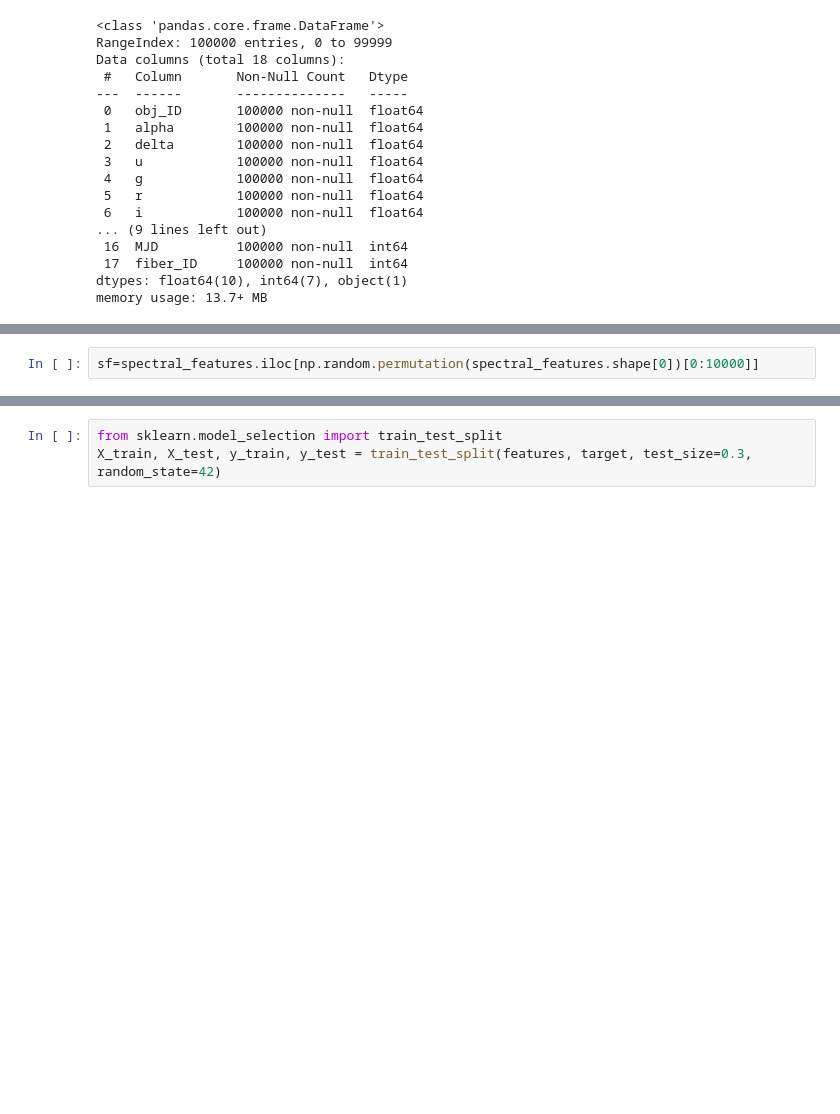
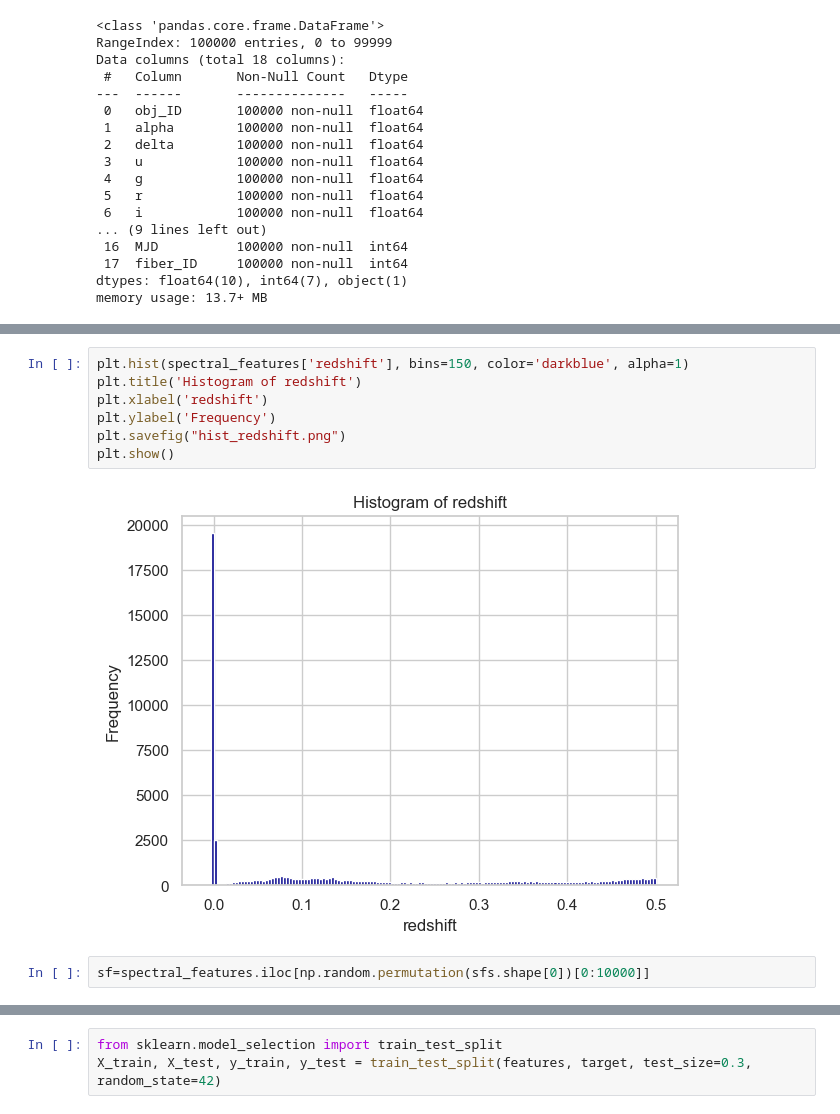
Before and after one commit to l-velazquez/Final_ML_project, a Jupyter notebook: Astro_ML.ipynb, the cells around one changed output, grey strips where cells are left out. Saved outputs shown, nothing was run; the diff lists cells and outputs as text; blank space fills up the shorter version.

```diff
--- a/Astro_ML.ipynb
+++ b/Astro_ML.ipynb
@@ -121,4 +131,13 @@ plt.show()
+# %%
+plt.hist(spectral_features['redshift'], bins=150, color='darkblue', alpha=1)
+plt.title('Histogram of redshift')
+plt.xlabel('redshift')
+plt.ylabel('Frequency')
+plt.savefig("hist_redshift.png")
+plt.show()
+# %% [output]
+[figure, added]
 # %%
-sf=spectral_features.iloc[np.random.permutation(spectral_features.shape[0])[0:10000]]
+sf=spectral_features.iloc[np.random.permutation(sfs.shape[0])[0:10000]]
 # %%
 plt.figure(figsize=(20, 10))
```
Also changed, not shown: parts of 14 cells of this notebook, 3 other files.
